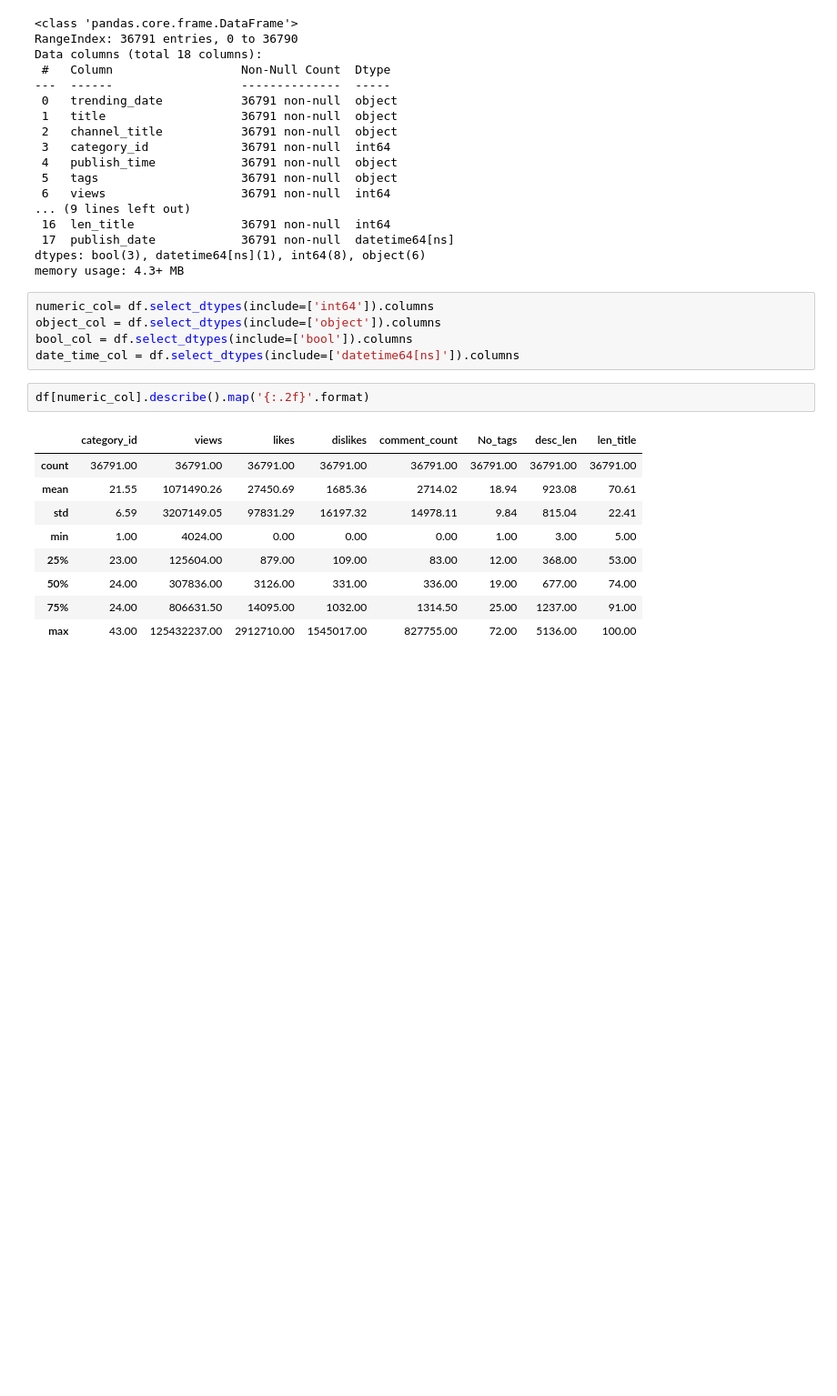
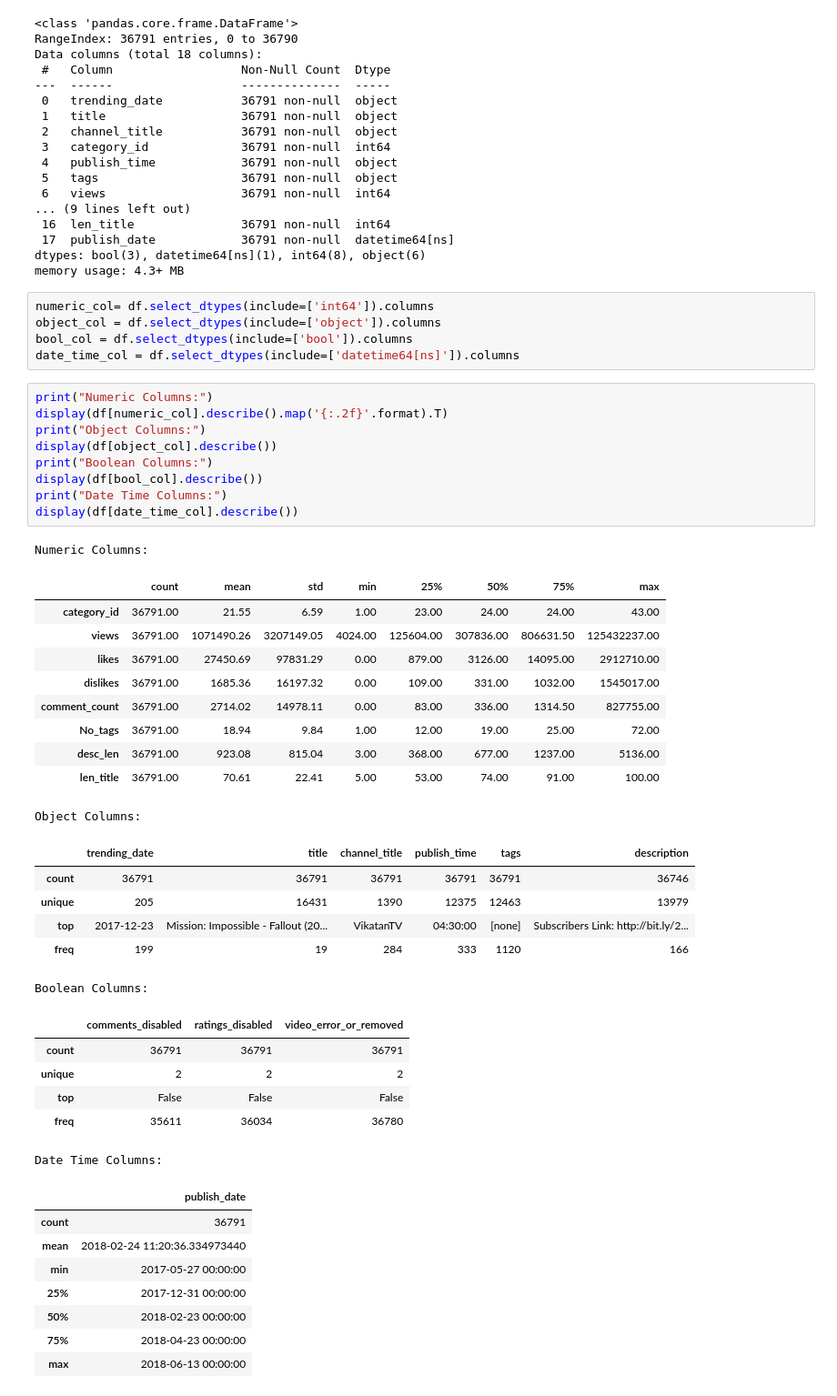
Before and after one commit to agirahmawandi/git_sl_2, a Jupyter notebook: Agi_Supervised_Learning.ipynb, the cells around one changed output. Shown at 91% size. Cells and saved outputs as stored; diff of their text form; blank space fills up the shorter version.

```diff
--- a/Agi_Supervised_Learning.ipynb
+++ b/Agi_Supervised_Learning.ipynb
@@ -38,15 +40,44 @@ numeric_col= df.select_dtypes(include=['int64']).columns
 object_col = df.select_dtypes(include=['object']).columns
 bool_col = df.select_dtypes(include=['bool']).columns
 date_time_col = df.select_dtypes(include=['datetime64[ns]']).columns
-# %%
-df[numeric_col].describe().map('{:.2f}'.format)
-# %% [output]
-|  | category_id | views | likes | dislikes | comment_count | No_tags | desc_len | len_title |
-| count | 36791.00 | 36791.00 | 36791.00 | 36791.00 | 36791.00 | 36791.00 | 36791.00 | 36791.00 |
-| mean | 21.55 | 1071490.26 | 27450.69 | 1685.36 | 2714.02 | 18.94 | 923.08 | 70.61 |
-| std | 6.59 | 3207149.05 | 97831.29 | 16197.32 | 14978.11 | 9.84 | 815.04 | 22.41 |
-| min | 1.00 | 4024.00 | 0.00 | 0.00 | 0.00 | 1.00 | 3.00 | 5.00 |
-| 25% | 23.00 | 125604.00 | 879.00 | 109.00 | 83.00 | 12.00 | 368.00 | 53.00 |
-| 50% | 24.00 | 307836.00 | 3126.00 | 331.00 | 336.00 | 19.00 | 677.00 | 74.00 |
-| 75% | 24.00 | 806631.50 | 14095.00 | 1032.00 | 1314.50 | 25.00 | 1237.00 | 91.00 |
-| max | 43.00 | 125432237.00 | 2912710.00 | 1545017.00 | 827755.00 | 72.00 | 5136.00 | 100.00 |
+# %%
+print("Numeric Columns:")
+display(df[numeric_col].describe().map('{:.2f}'.format).T)
+print("Object Columns:")
+display(df[object_col].describe())
+print("Boolean Columns:")
+display(df[bool_col].describe())
+print("Date Time Columns:")
+display(df[date_time_col].describe())
+# %% [output]
+Numeric Columns:
+|  | count | mean | std | min | 25% | 50% | 75% | max |
+| category_id | 36791.00 | 21.55 | 6.59 | 1.00 | 23.00 | 24.00 | 24.00 | 43.00 |
+| views | 36791.00 | 1071490.26 | 3207149.05 | 4024.00 | 125604.00 | 307836.00 | 806631.50 | 125432237.00 |
+| likes | 36791.00 | 27450.69 | 97831.29 | 0.00 | 879.00 | 3126.00 | 14095.00 | 2912710.00 |
+| dislikes | 36791.00 | 1685.36 | 16197.32 | 0.00 | 109.00 | 331.00 | 1032.00 | 1545017.00 |
+| comment_count | 36791.00 | 2714.02 | 14978.11 | 0.00 | 83.00 | 336.00 | 1314.50 | 827755.00 |
+| No_tags | 36791.00 | 18.94 | 9.84 | 1.00 | 12.00 | 19.00 | 25.00 | 72.00 |
+| desc_len | 36791.00 | 923.08 | 815.04 | 3.00 | 368.00 | 677.00 | 1237.00 | 5136.00 |
+| len_title | 36791.00 | 70.61 | 22.41 | 5.00 | 53.00 | 74.00 | 91.00 | 100.00 |
+Object Columns:
+|  | trending_date | title | channel_title | publish_time | tags | description |
+| count | 36791 | 36791 | 36791 | 36791 | 36791 | 36746 |
+| unique | 205 | 16431 | 1390 | 12375 | 12463 | 13979 |
+| top | 2017-12-23 | Mission: Impossible - Fallout (20... | VikatanTV | 04:30:00 | [none] | Subscribers Link: http://bit.ly/2... |
+| freq | 199 | 19 | 284 | 333 | 1120 | 166 |
+Boolean Columns:
+|  | comments_disabled | ratings_disabled | video_error_or_removed |
+| count | 36791 | 36791 | 36791 |
+| unique | 2 | 2 | 2 |
+| top | False | False | False |
+| freq | 35611 | 36034 | 36780 |
+Date Time Columns:
+|  | publish_date |
+| count | 36791 |
+| mean | 2018-02-24 11:20:36.334973440 |
+| min | 2017-05-27 00:00:00 |
+| 25% | 2017-12-31 00:00:00 |
+| 50% | 2018-02-23 00:00:00 |
+| 75% | 2018-04-23 00:00:00 |
+| max | 2018-06-13 00:00:00 |
```
Also changed, not shown: parts of 8 cells of this notebook.
